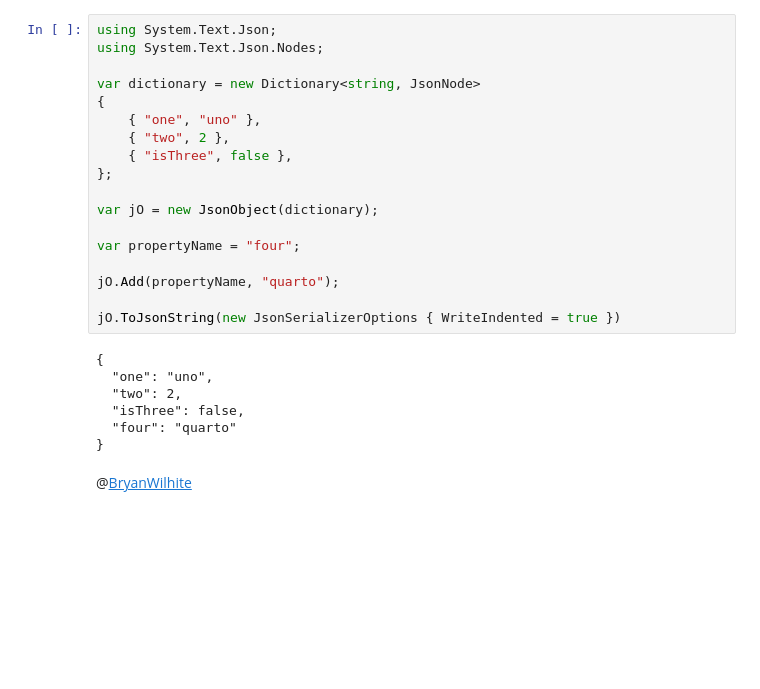
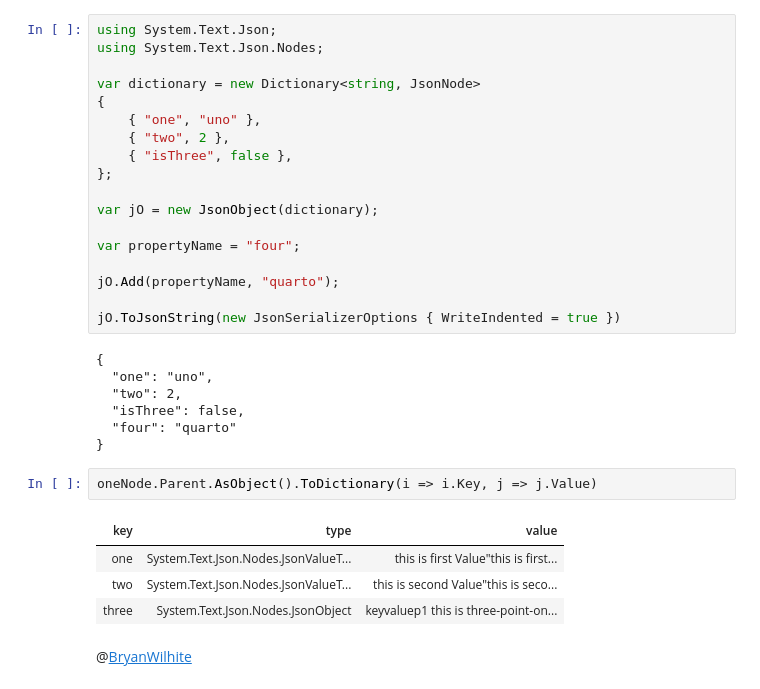
Before and after one commit to BryanWilhite/jupyter-central, a Jupyter notebook: funkykb/csharp/system-text-json-nodes.ipynb, the cells around one changed output. Cells and saved outputs as stored; diff of their text form; blank space fills up the shorter version.

```diff
--- a/funkykb/csharp/system-text-json-nodes.ipynb
+++ b/funkykb/csharp/system-text-json-nodes.ipynb
@@ -111,5 +139,12 @@ jO.ToJsonString(new JsonSerializerOptions { WriteIndented = true })
   "isThree": false,
   "four": "quarto"
 }
+# %%
+oneNode.Parent.AsObject().ToDictionary(i => i.Key, j => j.Value)
+# %% [output]
+| key | type | value |
+| one | System.Text.Json.Nodes.JsonValueT... | this is first Value"this is first... |
+| two | System.Text.Json.Nodes.JsonValueT... | this is second Value"this is seco... |
+| three | System.Text.Json.Nodes.JsonObject | keyvaluep1 this is three-point-on... |
 # %% [markdown]
 @[BryanWilhite](https://twitter.com/BryanWilhite)
```
Also changed, not shown: parts of 8 cells of this notebook.
